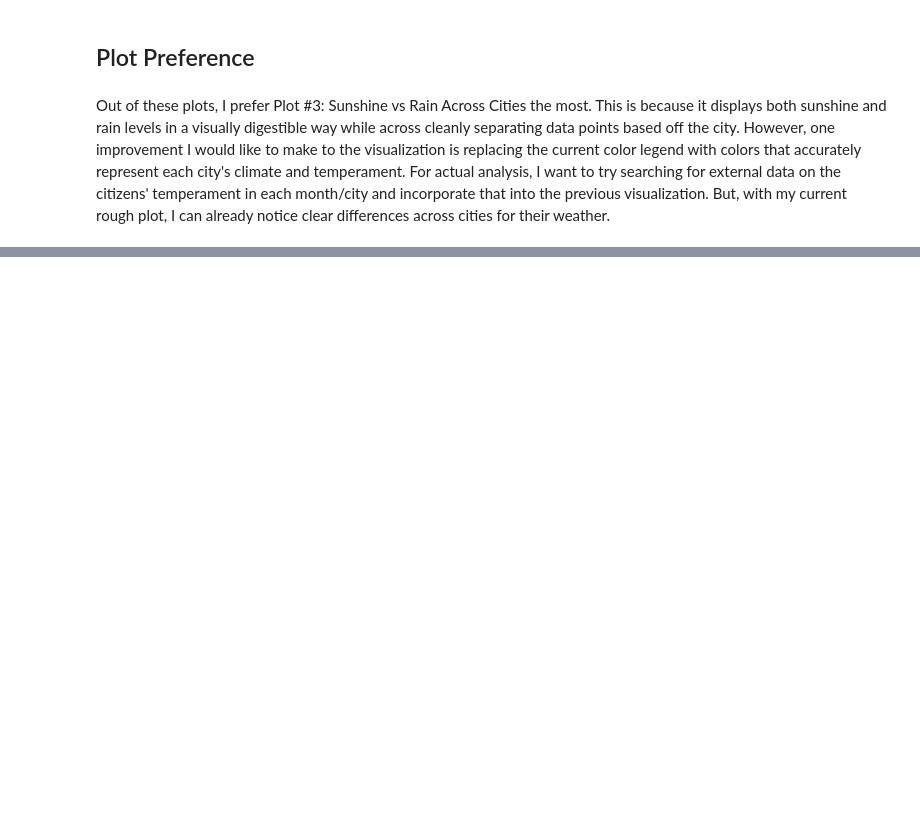
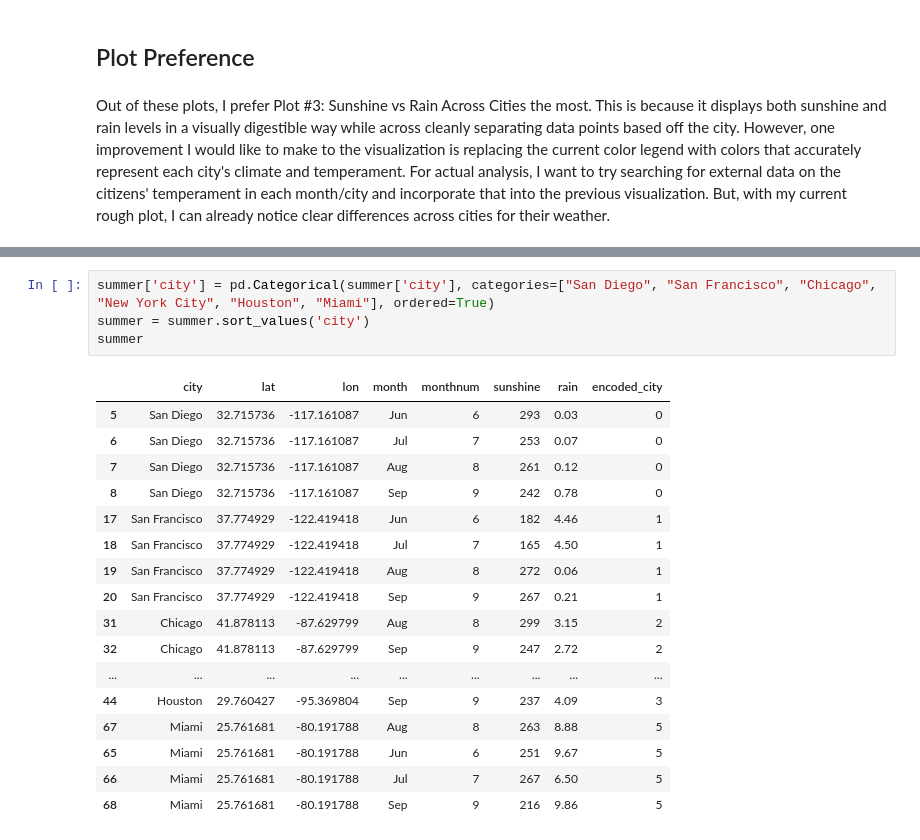
Before and after one commit to eibarolle/DSC106_Portfolio, a Jupyter notebook: projects/Project1/project1.ipynb, the cells around one changed output, grey strips where cells are left out. Drawn from its saved outputs; the diff is of its cells as text; blank space fills up the shorter version.

```diff
--- a/projects/Project1/project1.ipynb
+++ b/projects/Project1/project1.ipynb
@@ -62,0 +98,22 @@ Out of these plots, I prefer Plot #3: Sunshine vs Rain Across Cities the most. T
+# %%
+summer['city'] = pd.Categorical(summer['city'], categories=["San Diego", "San Francisco", "Chicago", "New York City", "Houston", "Miami"], ordered=True)
+summer = summer.sort_values('city')
+summer
+# %% [output]
+|  | city | lat | lon | month | monthnum | sunshine | rain | encoded_city |
+| 5 | San Diego | 32.715736 | -117.161087 | Jun | 6 | 293 | 0.03 | 0 |
+| 6 | San Diego | 32.715736 | -117.161087 | Jul | 7 | 253 | 0.07 | 0 |
+| 7 | San Diego | 32.715736 | -117.161087 | Aug | 8 | 261 | 0.12 | 0 |
+| 8 | San Diego | 32.715736 | -117.161087 | Sep | 9 | 242 | 0.78 | 0 |
+| 17 | San Francisco | 37.774929 | -122.419418 | Jun | 6 | 182 | 4.46 | 1 |
+| 18 | San Francisco | 37.774929 | -122.419418 | Jul | 7 | 165 | 4.50 | 1 |
+| 19 | San Francisco | 37.774929 | -122.419418 | Aug | 8 | 272 | 0.06 | 1 |
+| 20 | San Francisco | 37.774929 | -122.419418 | Sep | 9 | 267 | 0.21 | 1 |
+| 31 | Chicago | 41.878113 | -87.629799 | Aug | 8 | 299 | 3.15 | 2 |
+| 32 | Chicago | 41.878113 | -87.629799 | Sep | 9 | 247 | 2.72 | 2 |
+| ... | ... | ... | ... | ... | ... | ... | ... | ... |
+| 44 | Houston | 29.760427 | -95.369804 | Sep | 9 | 237 | 4.09 | 3 |
+| 67 | Miami | 25.761681 | -80.191788 | Aug | 8 | 263 | 8.88 | 5 |
+| 65 | Miami | 25.761681 | -80.191788 | Jun | 6 | 251 | 9.67 | 5 |
+| 66 | Miami | 25.761681 | -80.191788 | Jul | 7 | 267 | 6.50 | 5 |
+| 68 | Miami | 25.761681 | -80.191788 | Sep | 9 | 216 | 9.86 | 5 |
```
Also changed, not shown: parts of 6 cells of this notebook, 7 other files.
